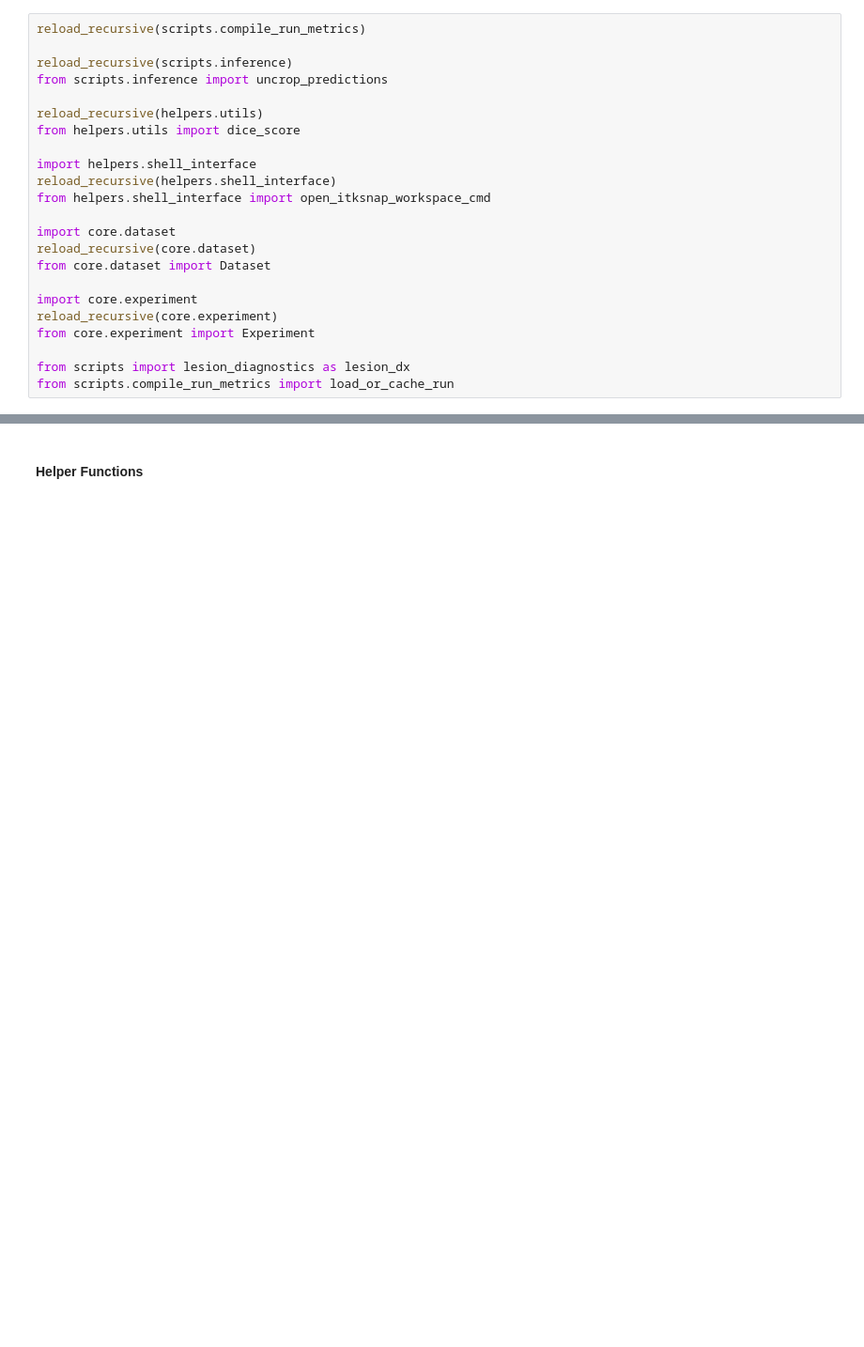
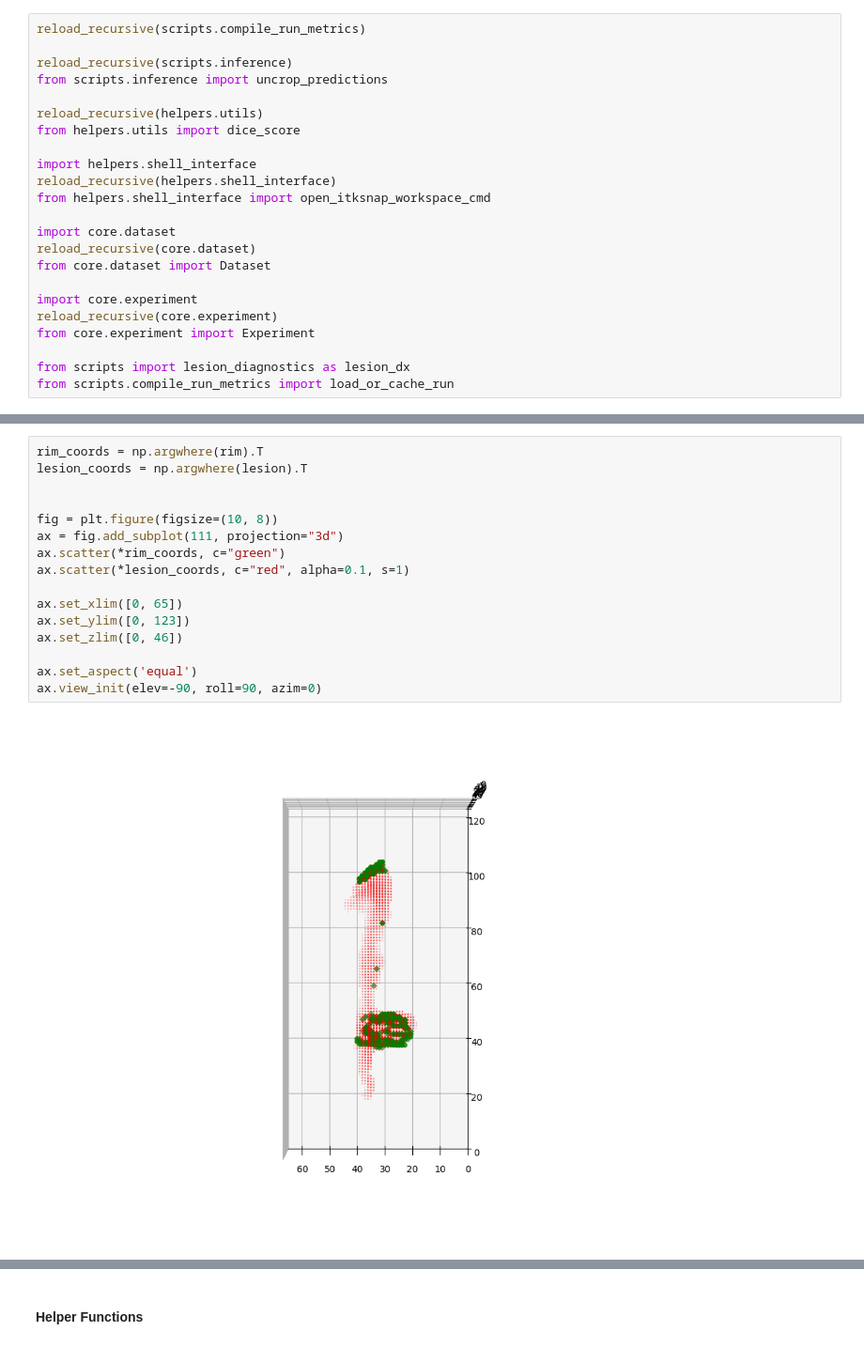
Before and after one commit to srs328/prl_project, a Jupyter notebook: notebooks/lesion_diagnostics.ipynb, the cells around one changed output, grey strips where cells are left out. Shown at 94% size. Drawn from its saved outputs; the diff is of its cells as text; blank space fills up the shorter version.

```diff
--- a/notebooks/lesion_diagnostics.ipynb
+++ b/notebooks/lesion_diagnostics.ipynb
@@ -125,0 +166,18 @@ inference_dataset.suffix_to_use.get(1281,"")
+# %%
+rim_coords = np.argwhere(rim).T
+lesion_coords = np.argwhere(lesion).T
+
+
+fig = plt.figure(figsize=(10, 8))
+ax = fig.add_subplot(111, projection="3d")
+ax.scatter(*rim_coords, c="green")
+ax.scatter(*lesion_coords, c="red", alpha=0.1, s=1)
+
+ax.set_xlim([0, 65])
+ax.set_ylim([0, 123])
+ax.set_zlim([0, 46])
+
+ax.set_aspect('equal')
+ax.view_init(elev=-90, roll=90, azim=0)
+# %% [output]
+[figure, added]
```
Also changed, not shown: parts of 25 cells of this notebook, 47 other files.
